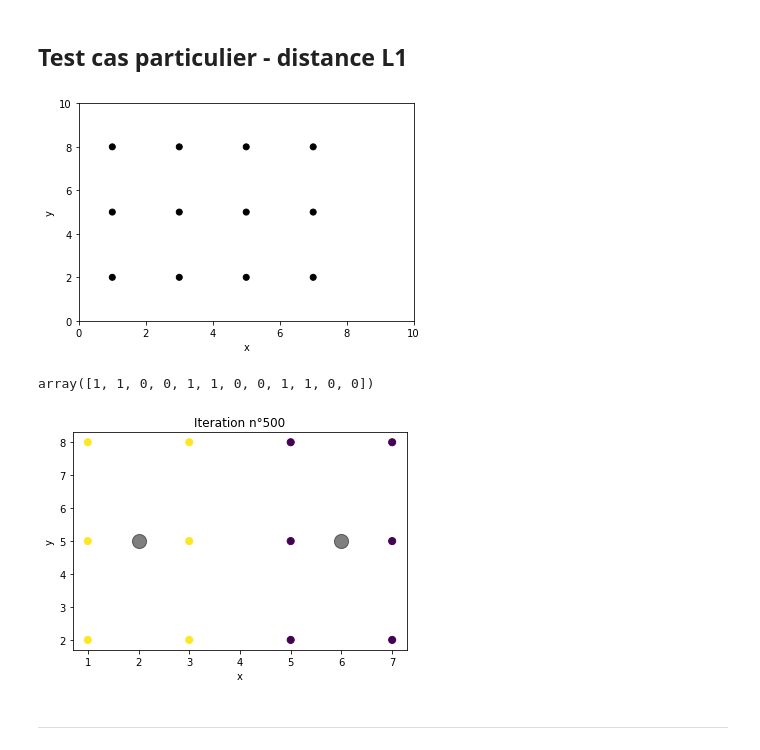
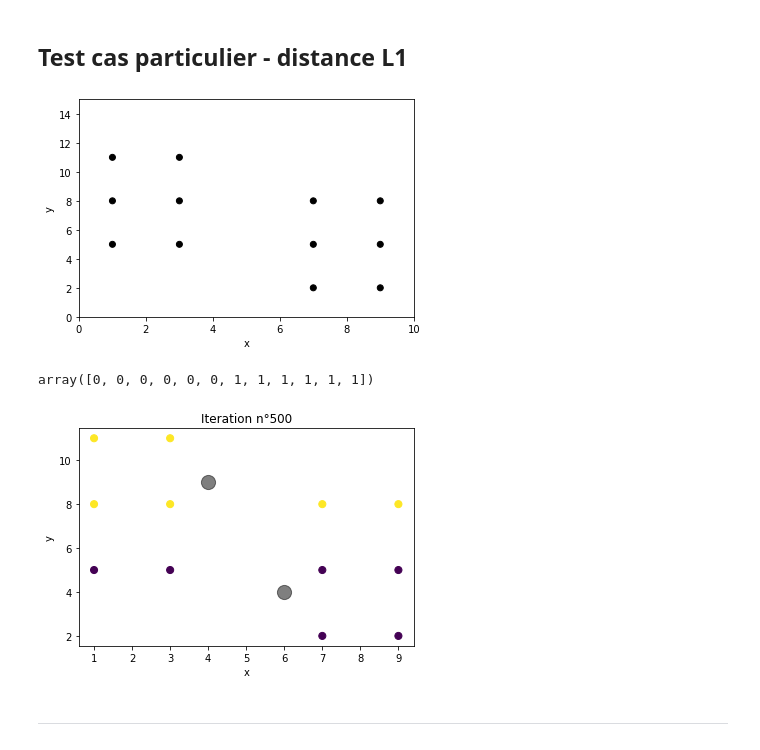
Before and after one commit to gaguillaume/project_clustering_Netflix, a Jupyter notebook: K-means_test.ipynb, the cells around one changed output. Saved outputs shown, nothing was run; the diff lists cells and outputs as text; code cells hidden in the pictures.

```diff
--- a/K-means_test.ipynb
+++ b/K-means_test.ipynb
@@ -300,19 +300,28 @@ p1 = Point([1, 2])
 p2 = Point([3, 2])
 p3 = Point([5, 2])
 p4 = Point([7, 2])
+p5 = Point([9, 2])
 
-p5 = Point([1, 5])
-p6 = Point([3, 5])
-p7 = Point([5, 5])
-p8 = Point([7, 5])
+p6 = Point([1, 5])
+p7 = Point([3, 5])
+p8 = Point([5, 5])
+p9 = Point([7, 5])
+p10 = Point([9, 5])
 
-p9 = Point([1, 8])
-p10 = Point([3, 8])
-p11 = Point([5, 8])
-p12 = Point([7, 8])
+p11 = Point([1, 8])
+p12 = Point([3, 8])
+p13 = Point([5, 8])
+p14 = Point([7, 8])
+p15 = Point([9, 8])
+
+p16 = Point([1, 11])
+p17 = Point([3, 11])
+p18 = Point([5, 11])
+p19 = Point([7, 11])
+p20 = Point([9, 11])
 
 
-L = [p1, p2, p3, p4, p5, p6, p7, p8, p9, p10, p11, p12]
+L = [p4, p5, p6, p7, p9, p10, p11, p12, p14, p15, p16, p17]
 
 X = [p.x for p in L]
 Y = [p.y for p in L]
@@ -325,23 +334,23 @@ df;
 # %%
 plt.scatter(df['X'], df['Y'], c=colors)
 
 plt.xlabel('x')
 plt.ylabel('y')
 plt.xlim(0, 10)
-plt.ylim(0, 10)
+plt.ylim(0, 15)
 plt.show()
 # %% [output]
-[figure, old version]
+[figure, new version]
 # %%
 kmeans = KMeans(n_clusters=2, n_iter=500, dist='l1')
 kmeans.fit(df_X, drawing=False)
 kmeans.labels
 # %% [output]
-array([1, 1, 0, 0, 1, 1, 0, 0, 1, 1, 0, 0])
+array([0, 0, 0, 0, 0, 0, 1, 1, 1, 1, 1, 1])
 # %%
 kmeans.graph
 # %% [output]
-[figure, old version]
+[figure, new version]
 # %% [markdown]
 ----
 # %% [markdown]
```
Also changed, not shown: parts of 10 cells of this notebook.
